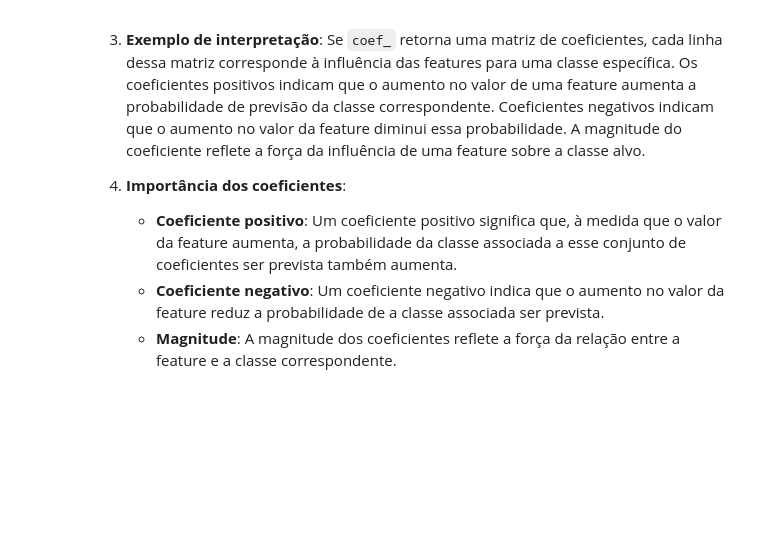
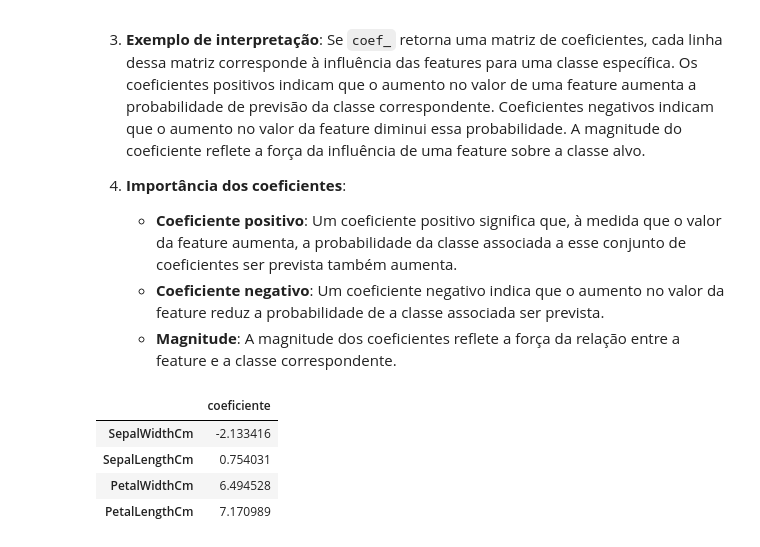
Before and after one commit to HilarioMarques/Classificacao_AlgoritmosLineares_BaseIris-, a Jupyter notebook: notebooks/ModelosPreProcessamento.ipynb, the cells around one changed output. Cells and saved outputs as stored; diff of their text form; code cells hidden in the pictures; blank space fills up the shorter version.

```diff
--- a/notebooks/ModelosPreProcessamento.ipynb
+++ b/notebooks/ModelosPreProcessamento.ipynb
@@ -198,3 +198,16 @@ Em uma **classificação multiclasse** utilizando regressão logística na abord
    - **Coeficiente positivo**: Um coeficiente positivo significa que, à medida que o valor da feature aumenta, a probabilidade da classe associada a esse conjunto de coeficientes ser prevista também aumenta.
    - **Coeficiente negativo**: Um coeficiente negativo indica que o aumento no valor da feature reduz a probabilidade de a classe associada ser prevista.
    - **Magnitude**: A magnitude dos coeficientes reflete a força da relação entre a feature e a classe correspondente.
+# %%
+coefs = dataframe_coeficientes(
+    grid_search.best_estimator_["clf"].coef_[2],
+    grid_search.best_estimator_["preprocessor"].get_feature_names_out()
+)
+
+coefs
+# %% [output]
+|  | coeficiente |
+| SepalWidthCm | -2.133416 |
+| SepalLengthCm | 0.754031 |
+| PetalWidthCm | 6.494528 |
+| PetalLengthCm | 7.170989 |
```
